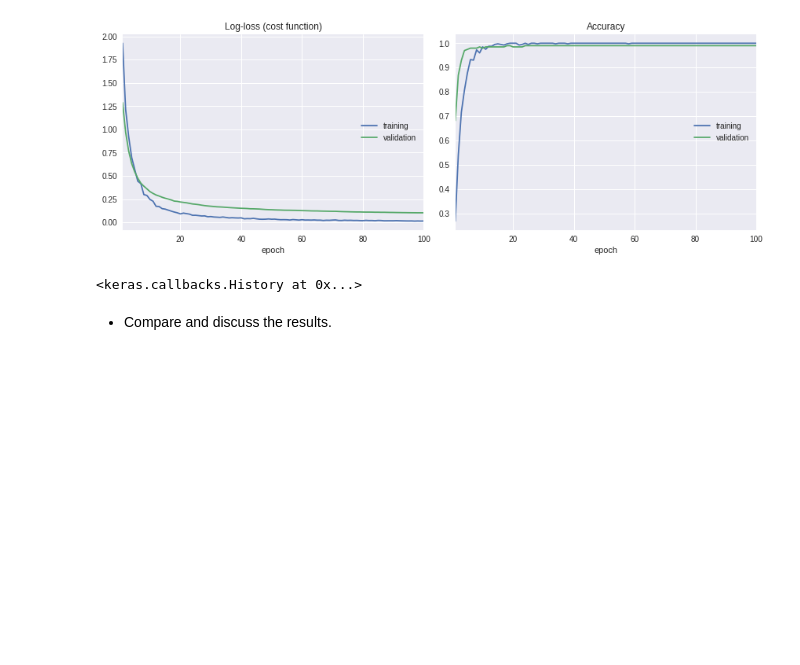
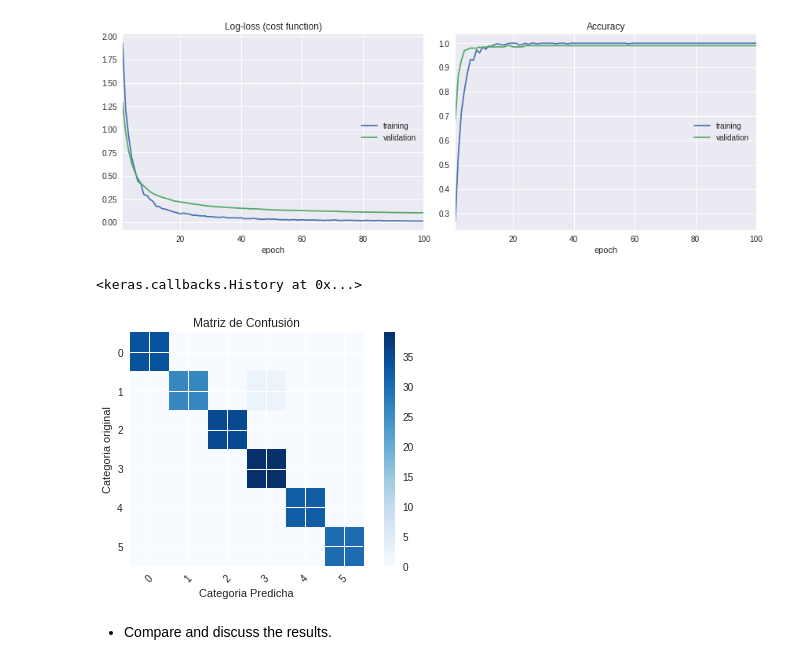
Before and after one commit to camiloyatet/Curso-DeepLearning, a Jupyter notebook: Proyecto2.ipynb, the cells around one changed output. Cells and saved outputs as stored; diff of their text form; code cells hidden in the pictures; blank space fills up the shorter version.

```diff
--- a/Proyecto2.ipynb
+++ b/Proyecto2.ipynb
@@ -381,5 +381,16 @@ model3.fit(X_train, y_train,
 # %% [output]
 [figure]
 <keras.callbacks.History at 0x...>
+# %%
+y_pred3=model3.predict(X_test)
+# %%
+y_pred3_class = np.argmax(y_pred3, axis=1)
+# %%
+mc3=confusion_matrix(y_test_class, y_pred3_class)
+# %%
+plt.figure
+plot_confusion_matrix(mc3, ['egret','mandarin','owl','puffin','toucan','wood duck'])
+# %% [output]
+[figure, added]
 # %% [markdown]
 * Compare and discuss the results.
```
Also changed, not shown: parts of 6 cells of this notebook.
